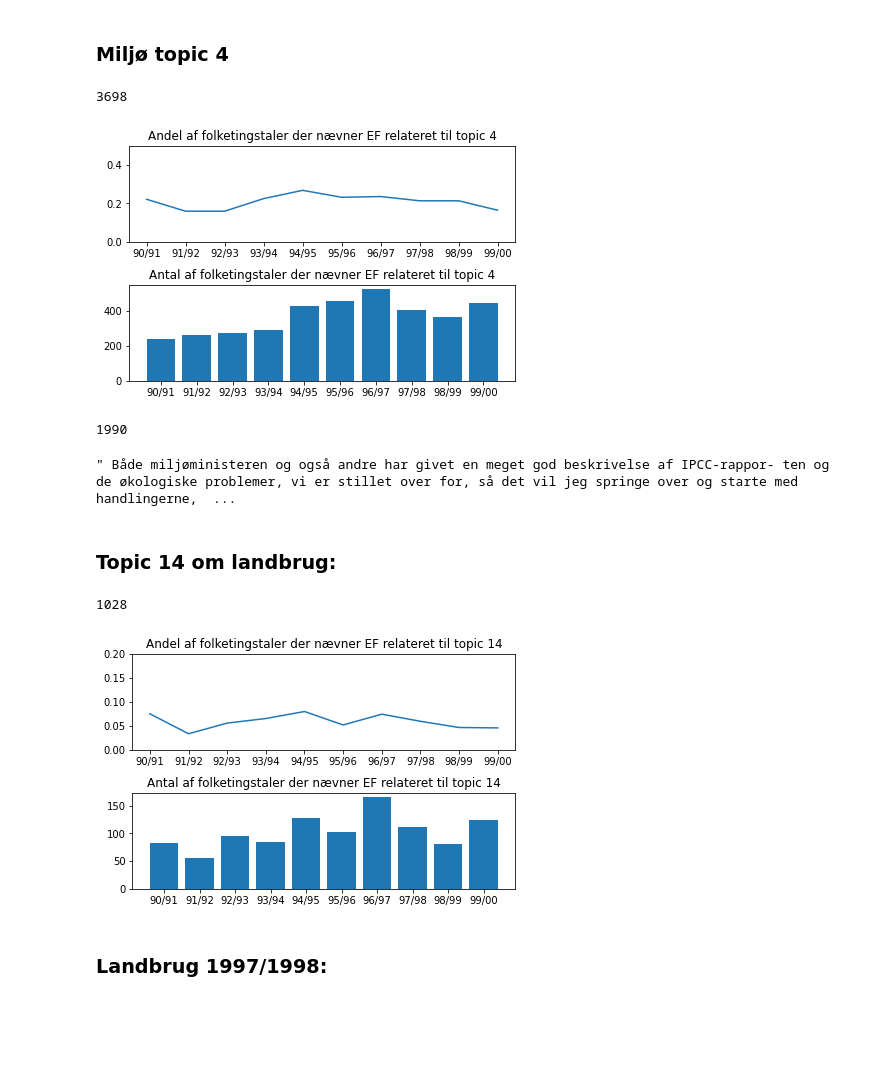
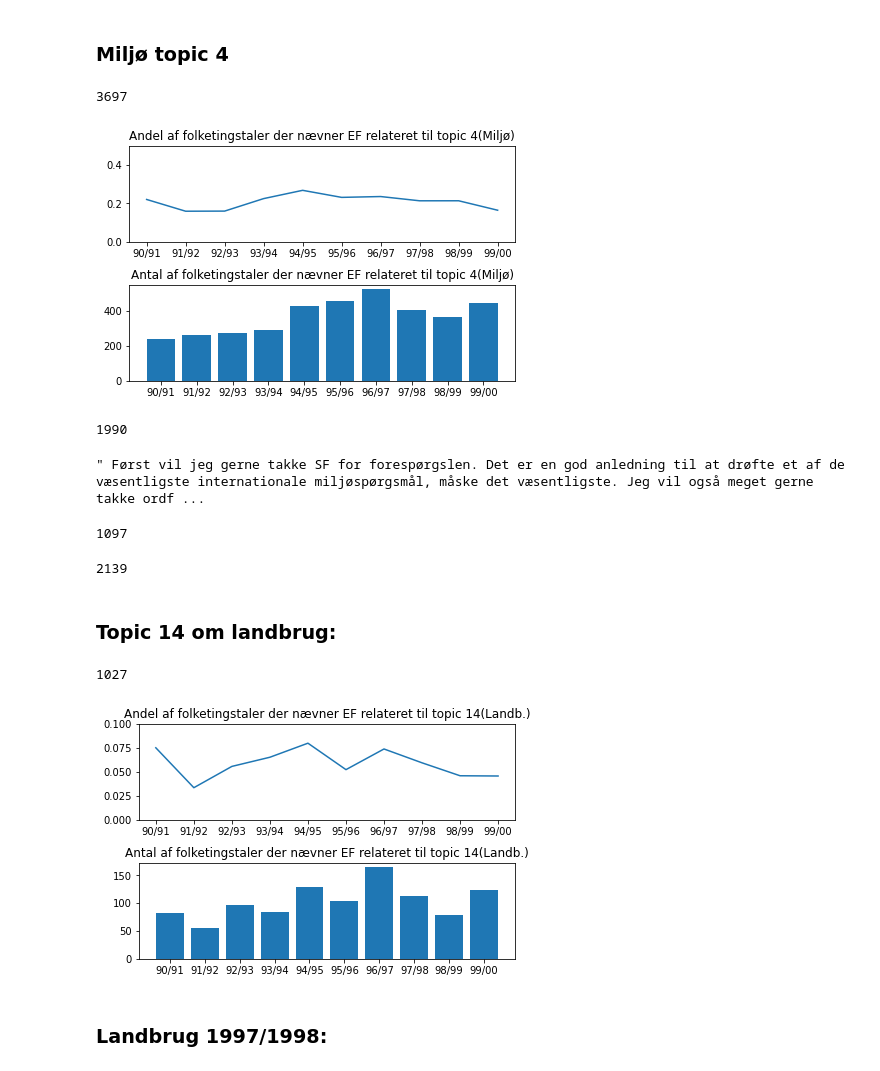
Before and after one commit to JCardie/Speciale_scripts, a Jupyter notebook: Topic_model_1990erne_eu.ipynb, the cells around one changed output. Drawn from its saved outputs; the diff is of its cells as text; code cells hidden in the pictures; blank space fills up the shorter version.

Commit message:
Analyse af 1990'erne

```diff
--- a/Topic_model_1990erne_eu.ipynb
+++ b/Topic_model_1990erne_eu.ipynb
@@ -839,7 +889,7 @@ Alle_taler[best_sand_tale]
 # %%
 topics_miljø = []
 topics_miljø_sand = []
-for index in range(len(gensim_corpus)):
+for index in range(len(data_lemmatized)):
     bow = gensim_dictionary.doc2bow(data_lemmatized[index])
     eu_tale_topic_distribution = lda_model.get_document_topics(bow)
     for topic, sand in eu_tale_topic_distribution:
@@ -848,7 +898,7 @@ for index in range(len(gensim_corpus)):
             topics_miljø_sand.append(sand)
 len(topics_miljø)
 # %% [output]
-3698
+3697
 # %%
 topics_miljø_år = [Alle_taler_år[i] for i in topics_miljø]
 topics_miljø_antal_taler_1980eren = []
@@ -858,32 +908,45 @@ for år in år_1990erne:
 topics_miljø_andel = [topics_miljø_antal_taler_1980eren[i]/antal_taler_år[i] for i in range(10)]
 # %%
 fig, (ax1, ax2) = plt.subplots(2, 1)
-ax1.set_title("Andel af folketingstaler der nævner EF relateret til topic 4")
+ax1.set_title("Andel af folketingstaler der nævner EF relateret til topic 4(Miljø)")
 ax1.plot(folketingsår, topics_miljø_andel)
 ax1.set_ylim([0, 0.5])
-ax2.set_title("Antal af folketingstaler der nævner EF relateret til topic 4")
+ax2.set_title("Antal af folketingstaler der nævner EF relateret til topic 4(Miljø)")
 ax2.bar(folketingsår, topics_miljø_antal_taler_1980eren)
 fig.tight_layout(pad=1.0)
 #fig.savefig("plots/1980_erne/Andel_af_folketingstaler_der_nævner_EF relateret_til_topic_20")
 # %% [output]
-[figure, old version]
+[figure, new version]
 # %%
 sand_miljø = [sand for sand in topics_miljø_sand]
 sand_miljø.sort(reverse = True)
 # %%
-best_sand = sand_miljø.index(sand_miljø[6])
+best_sand = sand_miljø.index(sand_miljø[4])
 best_sand_tale = topics_miljø[best_sand]
 print(Alle_taler_år[best_sand_tale])
 Alle_taler[best_sand_tale]
 # %% [output]
 1990
-" Både miljøministeren og også andre har givet en meget god beskrivelse af IPCC-rappor- ten og de økologiske problemer, vi er stillet over for, så det vil jeg springe over og starte med handlingerne,  ...
+" Først vil jeg gerne takke SF for forespørgslen. Det er en god anledning til at drøfte et af de væsentligste internationale miljøspørgsmål, måske det væsentligste. Jeg vil også meget gerne takke ordf ...
+# %%
+topic_4_om_miljø = []
+for i in topics_miljø:
+    if "miljø" in data_lemmatized[i] or "miljøminister" in data_lemmatized[i]:
+        topic_4_om_miljø.append(i)
+len(topic_4_om_miljø)
+# %% [output]
+1097
+# %%
+n = 0
+for i in range(len(data_lemmatized)):
+# %% [output]
+2139
 # %% [markdown]
 ### Topic 14 om landbrug:
 # %%
 topics_landbrug = []
 topics_landbrug_sand = []
-for index in range(len(gensim_corpus)):
+for index in range(len(data_lemmatized)):
     bow = gensim_dictionary.doc2bow(data_lemmatized[index])
     eu_tale_topic_distribution = lda_model.get_document_topics(bow)
     for topic, sand in eu_tale_topic_distribution:
@@ -892,7 +955,7 @@ for index in range(len(gensim_corpus)):
             topics_landbrug_sand.append(sand)
 len(topics_landbrug)
 # %% [output]
-1028
+1027
 # %%
 topics_landbrug_år = [Alle_taler_år[i] for i in topics_landbrug]
 topics_landbrug_antal_taler_1980eren = []
@@ -902,15 +965,15 @@ for år in år_1990erne:
 topics_landbrug_andel = [topics_landbrug_antal_taler_1980eren[i]/antal_taler_år[i] for i in range(10)]
 # %%
 fig, (ax1, ax2) = plt.subplots(2, 1)
-ax1.set_title("Andel af folketingstaler der nævner EF relateret til topic 14")
+ax1.set_title("Andel af folketingstaler der nævner EF relateret til topic 14(Landb.)")
 ax1.plot(folketingsår, topics_landbrug_andel)
-ax1.set_ylim([0, 0.2])
-ax2.set_title("Antal af folketingstaler der nævner EF relateret til topic 14")
+ax1.set_ylim([0, 0.1])
+ax2.set_title("Antal af folketingstaler der nævner EF relateret til topic 14(Landb.)")
 ax2.bar(folketingsår, topics_landbrug_antal_taler_1980eren)
 fig.tight_layout(pad=1.0)
-fig.savefig("Speciale_scripts/plots/1990_erne/Andel_af_folketingstaler_der_nævner_EF relateret_til_topic_14")
+#fig.savefig("plots/1990_erne/Andel_af_folketingstaler_der_nævner_EF relateret_til_topic_14")
 # %% [output]
-[figure, old version]
+[figure, new version]
 # %% [markdown]
 ### Landbrug 1997/1998:
 # %%
```
Also changed, not shown: parts of 74 cells of this notebook.
